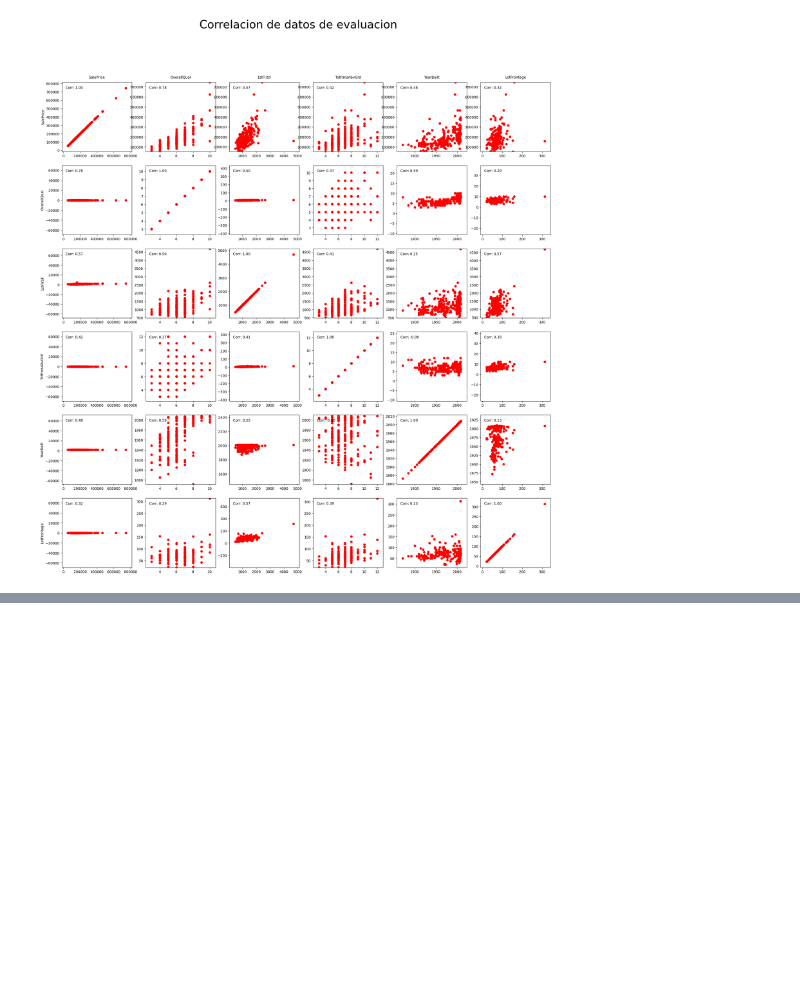
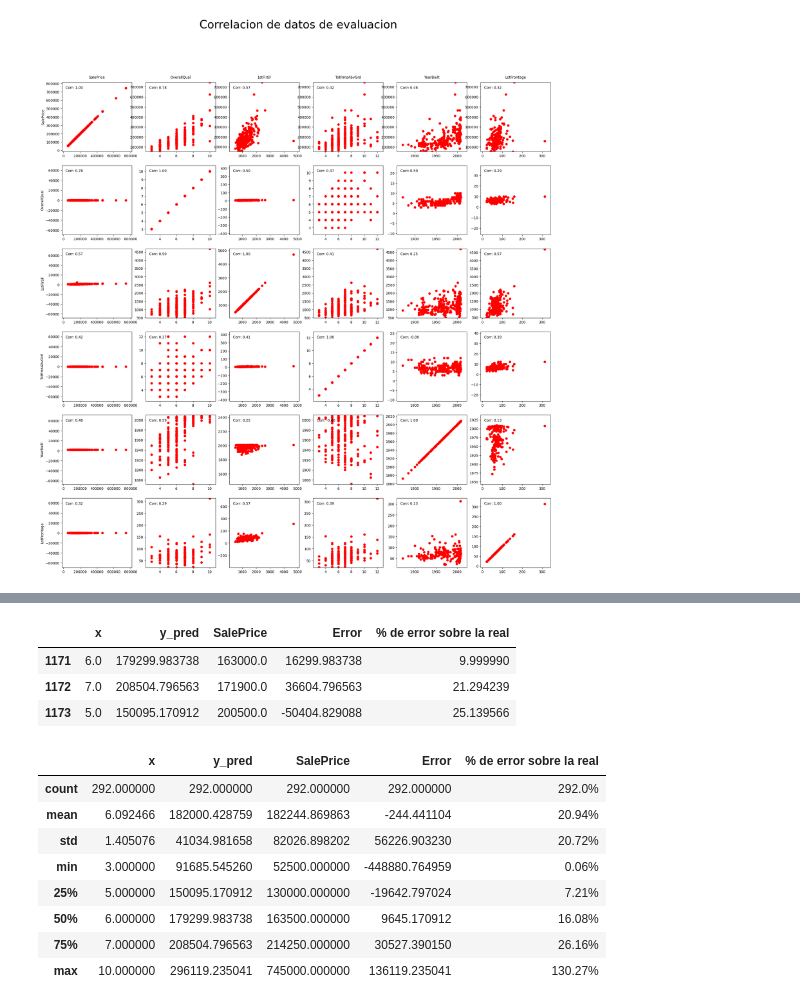
Before and after one commit to ronaldbailey/Proyecto-1---Regresi-n-con-Progra-, a Jupyter notebook: Proyecto #1 - (Regresión con Progra).ipynb, the cells around one changed output, grey strips where cells are left out. Drawn from its saved outputs; the diff is of its cells as text; code cells hidden in the pictures; blank space fills up the shorter version.

```diff
--- a/Proyecto #1 - (Regresión con Progra).ipynb
+++ b/Proyecto #1 - (Regresión con Progra).ipynb
@@ -73,3 +74,29 @@ display(betas)
+# %%
+#ml.proyeccion(modelo,ml.validacion)
+import numpy as np
+proyeccion = ml.proyeccion(betas,ml.validacion)
+
+proyeccion['SalePrice'] =ml.validacion.SalePrice
+proyeccion['Error'] =  proyeccion['y_pred']-proyeccion['SalePrice']
+proyeccion['% de error sobre la real'] = 100*np.abs(proyeccion['Error'])/proyeccion['SalePrice']
+display(proyeccion[3:6])
+resumen = proyeccion.describe()
+resumen['% de error sobre la real'] = np.round(resumen['% de error sobre la real'],2).astype(str)+'%'
+display(resumen)
+# %% [output]
+|  | x | y_pred | SalePrice | Error | % de error sobre la real |
+| 1171 | 6.0 | 179299.983738 | 163000.0 | 16299.983738 | 9.999990 |
+| 1172 | 7.0 | 208504.796563 | 171900.0 | 36604.796563 | 21.294239 |
+| 1173 | 5.0 | 150095.170912 | 200500.0 | -50404.829088 | 25.139566 |
+|  | x | y_pred | SalePrice | Error | % de error sobre la real |
+| count | 292.000000 | 292.000000 | 292.000000 | 292.000000 | 292.0% |
+| mean | 6.092466 | 182000.428759 | 182244.869863 | -244.441104 | 20.94% |
+| std | 1.405076 | 41034.981658 | 82026.898202 | 56226.903230 | 20.72% |
+| min | 3.000000 | 91685.545260 | 52500.000000 | -448880.764959 | 0.06% |
+| 25% | 5.000000 | 150095.170912 | 130000.000000 | -19642.797024 | 7.21% |
+| 50% | 6.000000 | 179299.983738 | 163500.000000 | 9645.170912 | 16.08% |
+| 75% | 7.000000 | 208504.796563 | 214250.000000 | 30527.390150 | 26.16% |
+| max | 10.000000 | 296119.235041 | 745000.000000 | 136119.235041 | 130.27% |
 # %%
 betas
 # %% [output]
```
Also changed, not shown: parts of 3 cells of this notebook, 1 other file.
